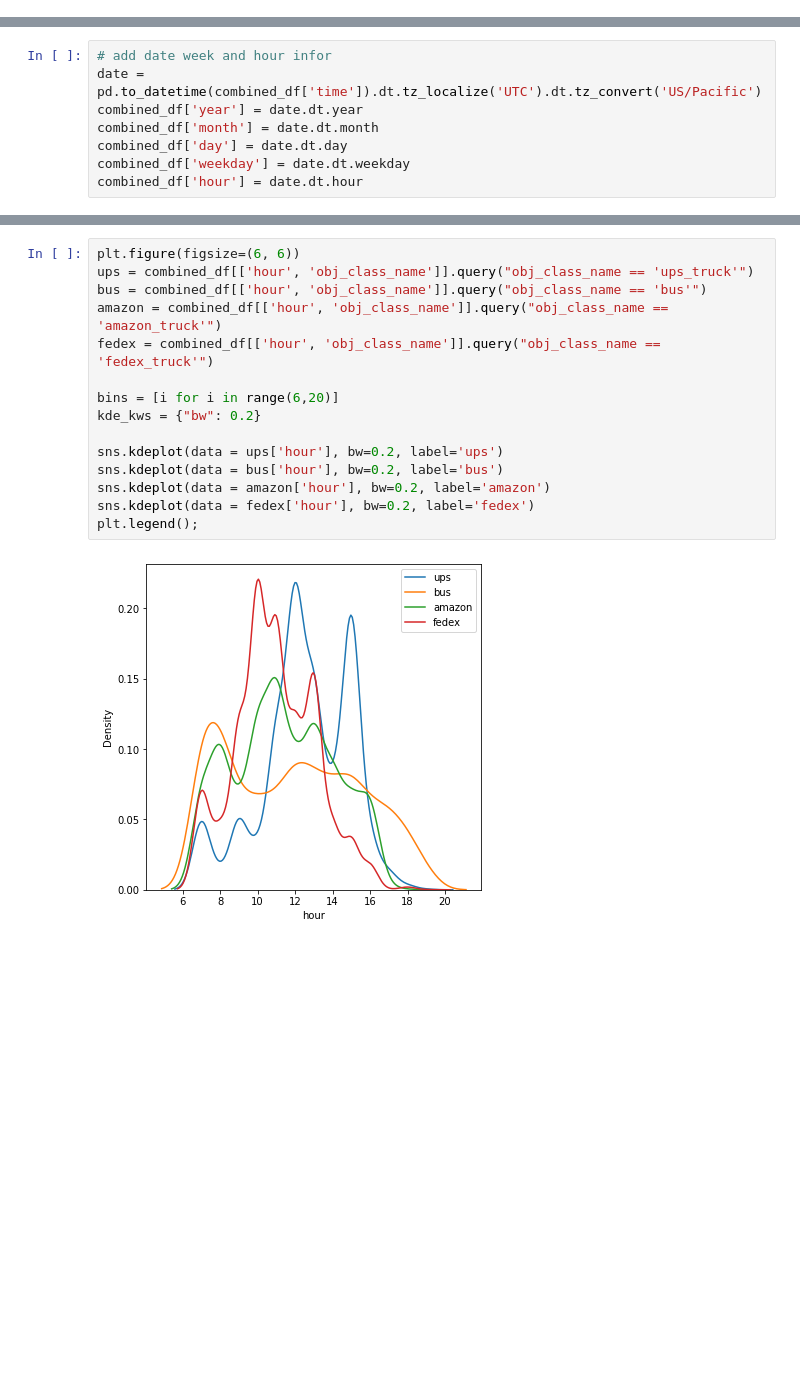
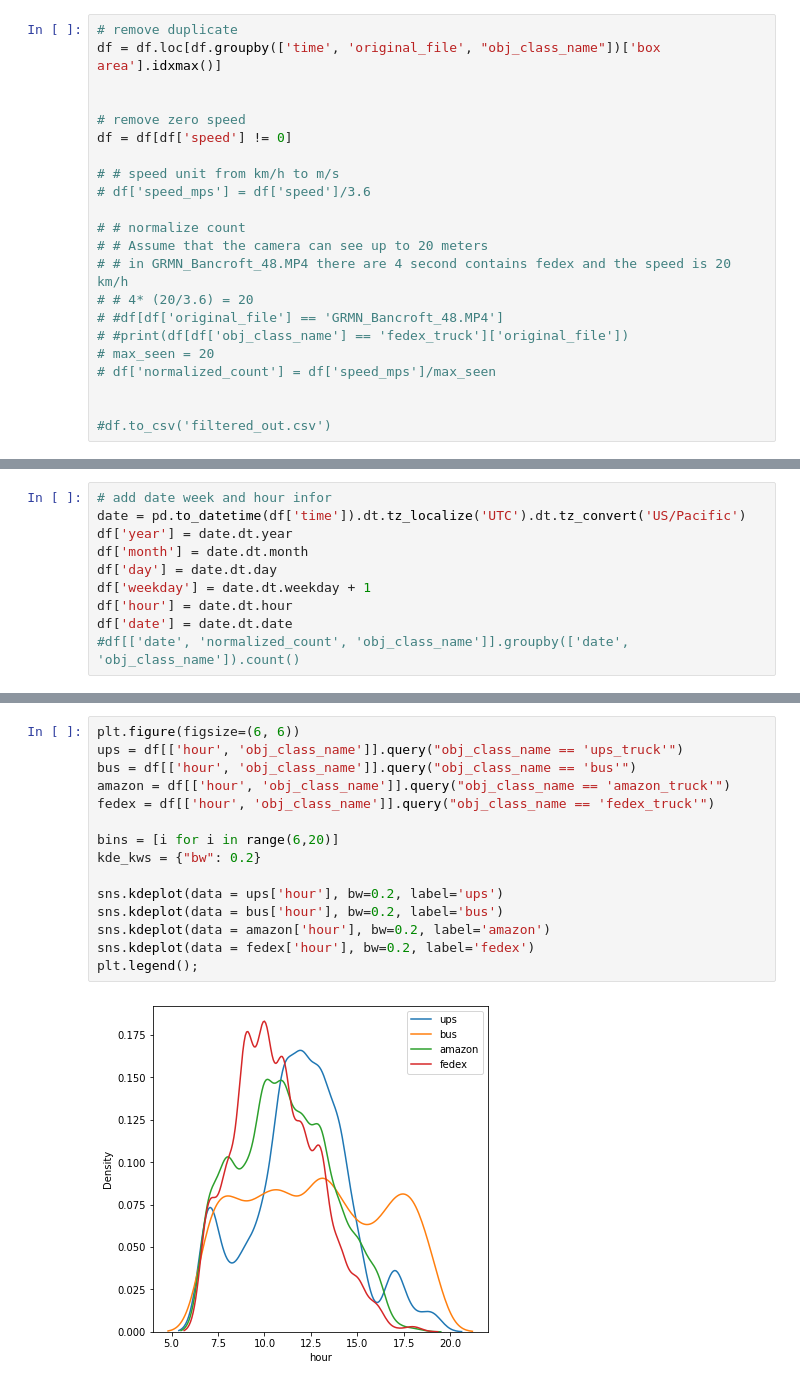
Before and after one commit to ucbtrans/curb-monitor, a Jupyter notebook: notebooks/data_eda.ipynb, the cells around one changed output, grey strips where cells are left out. Drawn from its saved outputs; the diff is of its cells as text; blank space fills up the shorter version.

```diff
--- a/notebooks/data_eda.ipynb
+++ b/notebooks/data_eda.ipynb
@@ -41,0 +50,22 @@ combined_df.shape
+# %%
+# remove duplicate
+df = df.loc[df.groupby(['time', 'original_file', "obj_class_name"])['box area'].idxmax()]
+
+
+# remove zero speed
+df = df[df['speed'] != 0]
+
+# # speed unit from km/h to m/s
+# df['speed_mps'] = df['speed']/3.6
+
+# # normalize count
+# # Assume that the camera can see up to 20 meters
+# # in GRMN_Bancroft_48.MP4 there are 4 second contains fedex and the speed is 20 km/h
+# # 4* (20/3.6) = 20
+# #df[df['original_file'] == 'GRMN_Bancroft_48.MP4']
+# #print(df[df['obj_class_name'] == 'fedex_truck']['original_file'])
+# max_seen = 20
+# df['normalized_count'] = df['speed_mps']/max_seen
+
+
+#df.to_csv('filtered_out.csv')
@@ -49,9 +136,11 @@ amazon_truck     24894
 Name: obj_class_name, dtype: int64
 # %%
 # add date week and hour infor
-date = pd.to_datetime(combined_df['time']).dt.tz_localize('UTC').dt.tz_convert('US/Pacific')
-combined_df['year'] = date.dt.year
-combined_df['month'] = date.dt.month
-combined_df['day'] = date.dt.day
-combined_df['weekday'] = date.dt.weekday
-combined_df['hour'] = date.dt.hour
+date = pd.to_datetime(df['time']).dt.tz_localize('UTC').dt.tz_convert('US/Pacific')
+df['year'] = date.dt.year
+df['month'] = date.dt.month
+df['day'] = date.dt.day
+df['weekday'] = date.dt.weekday + 1
+df['hour'] = date.dt.hour
+df['date'] = date.dt.date
+#df[['date', 'normalized_count', 'obj_class_name']].groupby(['date', 'obj_class_name']).count()
@@ -86,20 +160,20 @@ Name: longitude, Length: 4723, dtype: int64
 # %%
 plt.figure(figsize=(6, 6))
-ups = combined_df[['hour', 'obj_class_name']].query("obj_class_name == 'ups_truck'")
-bus = combined_df[['hour', 'obj_class_name']].query("obj_class_name == 'bus'")
-amazon = combined_df[['hour', 'obj_class_name']].query("obj_class_name == 'amazon_truck'")
-fedex = combined_df[['hour', 'obj_class_name']].query("obj_class_name == 'fedex_truck'")
+ups = df[['hour', 'obj_class_name']].query("obj_class_name == 'ups_truck'")
+bus = df[['hour', 'obj_class_name']].query("obj_class_name == 'bus'")
+amazon = df[['hour', 'obj_class_name']].query("obj_class_name == 'amazon_truck'")
+fedex = df[['hour', 'obj_class_name']].query("obj_class_name == 'fedex_truck'")
 
 bins = [i for i in range(6,20)]
 kde_kws = {"bw": 0.2}
 
 sns.kdeplot(data = ups['hour'], bw=0.2, label='ups')
 sns.kdeplot(data = bus['hour'], bw=0.2, label='bus')
 sns.kdeplot(data = amazon['hour'], bw=0.2, label='amazon')
 sns.kdeplot(data = fedex['hour'], bw=0.2, label='fedex')
 plt.legend();
 # %% [output]
-[figure, old version]
+[figure, new version]
 # %%
 sns.distplot(ups['hour'], bins=bins, kde=True, kde_kws=kde_kws, label='ups')
 # %% [output]
```
Also changed, not shown: parts of 15 cells of this notebook.
